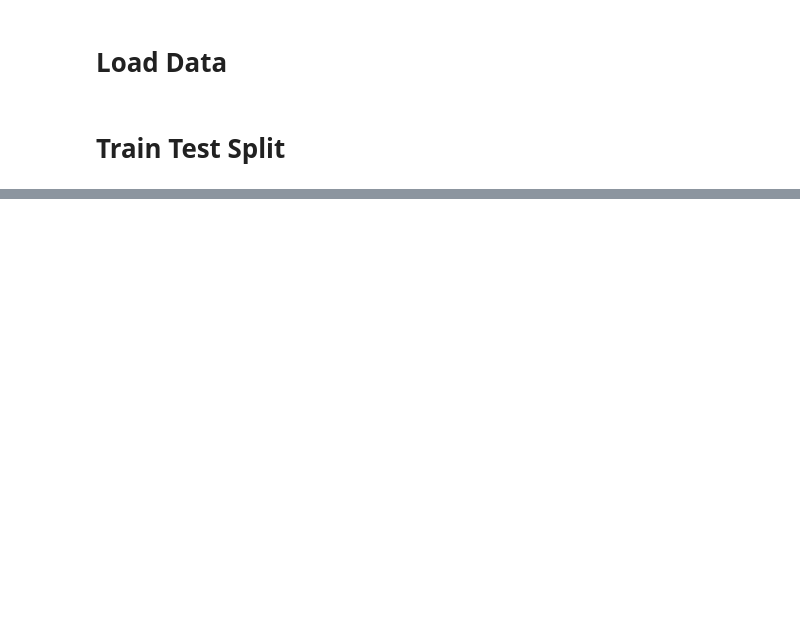
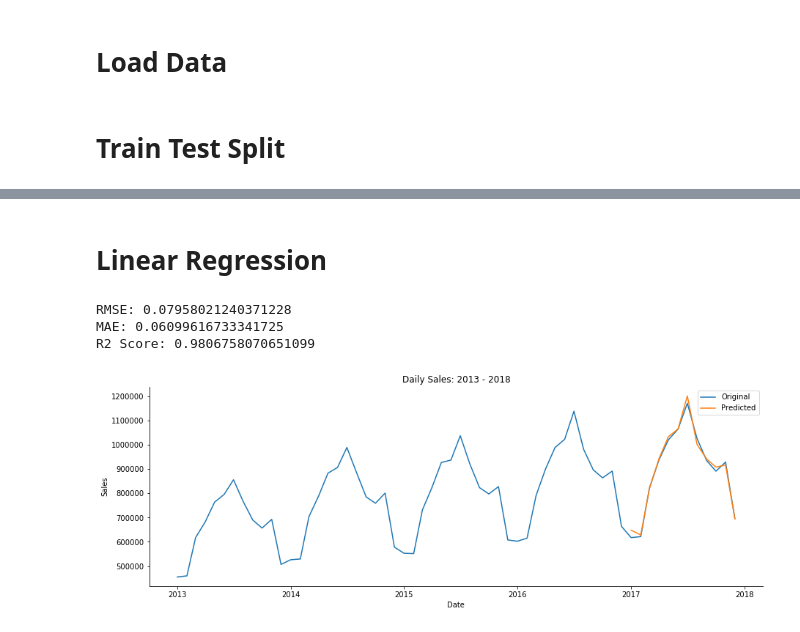
Before and after one commit to mollyryanruby/sales_forecasting, a Jupyter notebook: notebooks/modeling.ipynb, the cells around one changed output, grey strips where cells are left out. Drawn from its saved outputs; the diff is of its cells as text; code cells hidden in the pictures; blank space fills up the shorter version.

Commit message:
linreg, rf, xgboost, lstm models tuned

```diff
--- a/notebooks/modeling.ipynb
+++ b/notebooks/modeling.ipynb
@@ -11,7 +30,7 @@ model_df = pd.read_csv('../data/model_df.csv')
 # %%
 def tts(data):
     data = data.drop(['sales','date'],axis=1)
-    train, test = data[0:-6].values, data[-6:].values
+    train, test = data[0:-12].values, data[-12:].values
 
     return train, test
 
@@ -59,0 +116,47 @@ X_test = X_test.reshape(X_test.shape[0], 1, X_test.shape[1])
+# %%
+def plot_results(results, original_df):
+
+    fig, ax = plt.subplots(figsize=(15,5))
+    sns.lineplot(original_df.date, original_df.sales, data=original_df, ax=ax, label='Original')
+    sns.lineplot(results.date, results.pred_value, data=results, ax=ax, label='Predicted')
+
+    ax.set(xlabel = "Date",
+           ylabel = "Sales",
+           title = "Daily Sales: 2013 - 2018")
+
+    ax.legend()
+
+    sns.despine()
+# %%
+model_scores = {}
+
+def run_model(train_data, test_data, model, model_name):
+
+    X_train, y_train, X_test, y_test, scaler_object = scale_data(train_data, test_data)
+
+    mod = model
+    mod.fit(X_train, y_train)
+    predictions = mod.predict(X_test)
+
+    rmse = np.sqrt(mean_squared_error(y_test, predictions))
+    mae = mean_absolute_error(y_test, predictions)
+    r2 = r2_score(y_test, predictions)
+
+    print(f"RMSE: {rmse}")
+    print(f"MAE: {mae}")
+    print(f"R2 Score: {r2}")
+
+    model_scores[model_name] = [rmse, mae, r2]
+
+    unscaled = undo_scaling(predictions, X_test, scaler_object)
+    unscaled_df, original_df = predict_df(unscaled)
+    plot_results(unscaled_df, original_df)
+# %% [markdown]
+# Linear Regression
+# %%
+run_model(train, test, LinearRegression(), 'Linear Regression')
+# %% [output]
+RMSE: 0.07958021240371228
+MAE: 0.06099616733341725
+R2 Score: 0.9806758070651099
+[figure, added]
```
Also changed, not shown: parts of 21 cells of this notebook.
